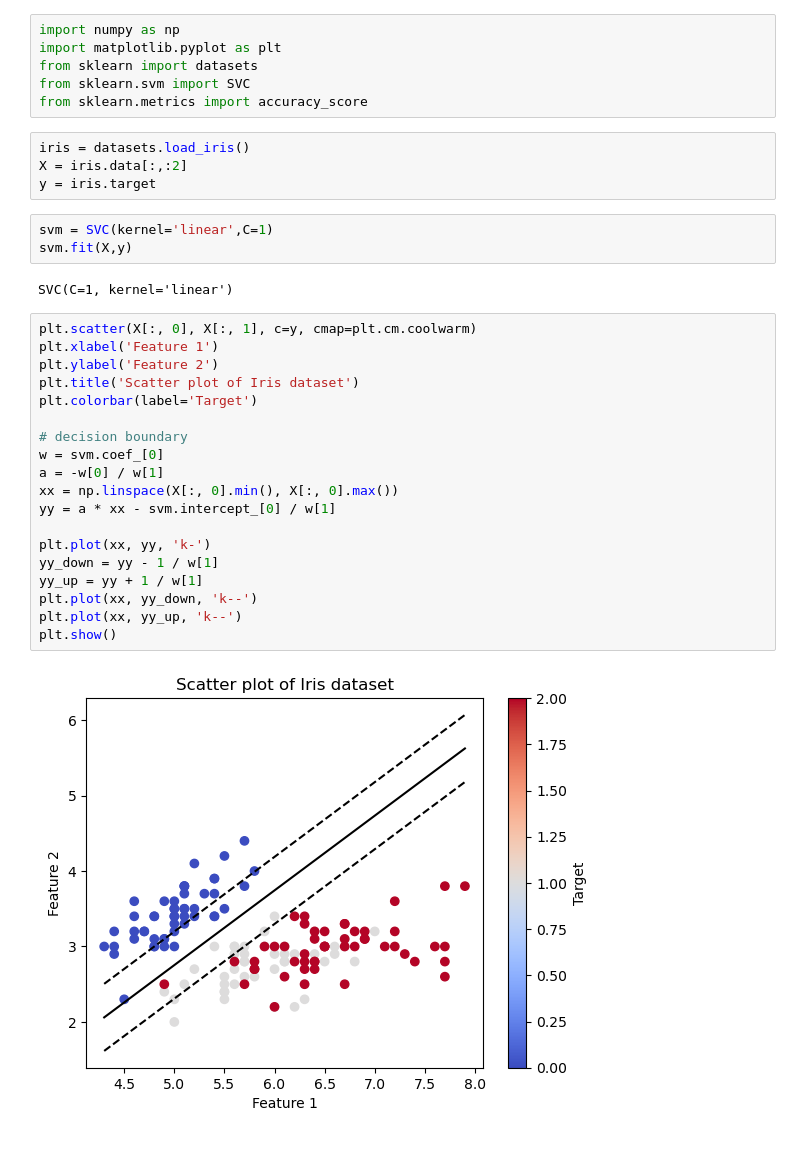
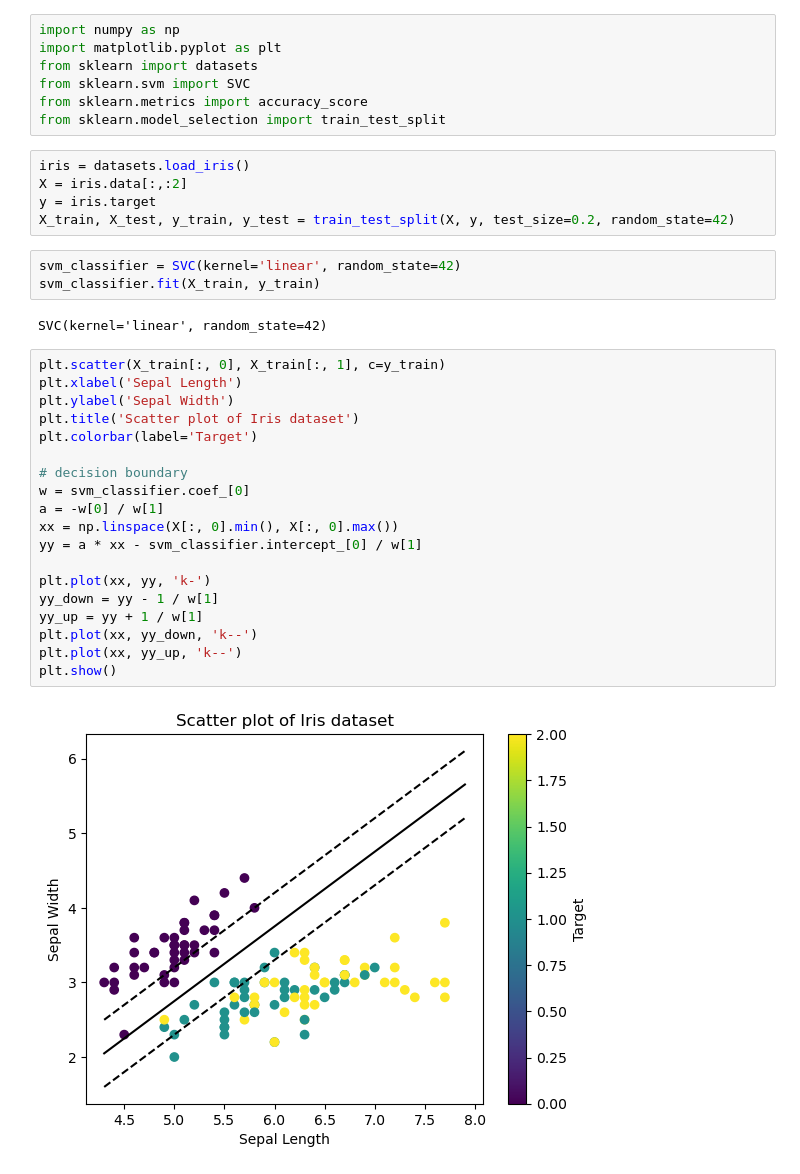
Before and after one commit to prem-y/Machine-Learning-Lab, a Jupyter notebook: Exp4/Exp4.ipynb, the cells around one changed output. Saved outputs shown, nothing was run; the diff lists cells and outputs as text.

```diff
--- a/Exp4/Exp4.ipynb
+++ b/Exp4/Exp4.ipynb
@@ -4,34 +4,36 @@ import matplotlib.pyplot as plt
 from sklearn import datasets
 from sklearn.svm import SVC
 from sklearn.metrics import accuracy_score
+from sklearn.model_selection import train_test_split
 # %%
 iris = datasets.load_iris()
 X = iris.data[:,:2]
 y = iris.target
+X_train, X_test, y_train, y_test = train_test_split(X, y, test_size=0.2, random_state=42)
 # %%
-svm = SVC(kernel='linear',C=1)
-svm.fit(X,y)
+svm_classifier = SVC(kernel='linear', random_state=42)
+svm_classifier.fit(X_train, y_train)
 # %% [output]
-SVC(C=1, kernel='linear')
+SVC(kernel='linear', random_state=42)
 # %%
-plt.scatter(X[:, 0], X[:, 1], c=y, cmap=plt.cm.coolwarm)
-plt.xlabel('Feature 1')
-plt.ylabel('Feature 2')
+plt.scatter(X_train[:, 0], X_train[:, 1], c=y_train)
+plt.xlabel('Sepal Length')
+plt.ylabel('Sepal Width')
 plt.title('Scatter plot of Iris dataset')
 plt.colorbar(label='Target')
 
 # decision boundary
-w = svm.coef_[0]
+w = svm_classifier.coef_[0]
 a = -w[0] / w[1]
 xx = np.linspace(X[:, 0].min(), X[:, 0].max())
-yy = a * xx - svm.intercept_[0] / w[1]
+yy = a * xx - svm_classifier.intercept_[0] / w[1]
 
 plt.plot(xx, yy, 'k-')
 yy_down = yy - 1 / w[1]
 yy_up = yy + 1 / w[1]
 plt.plot(xx, yy_down, 'k--')
 plt.plot(xx, yy_up, 'k--')
 plt.show()
 # %% [output]
-[figure, old version]
+[figure, new version]
 # %%
```
Also changed, not shown: parts of 1 cell of this notebook.
